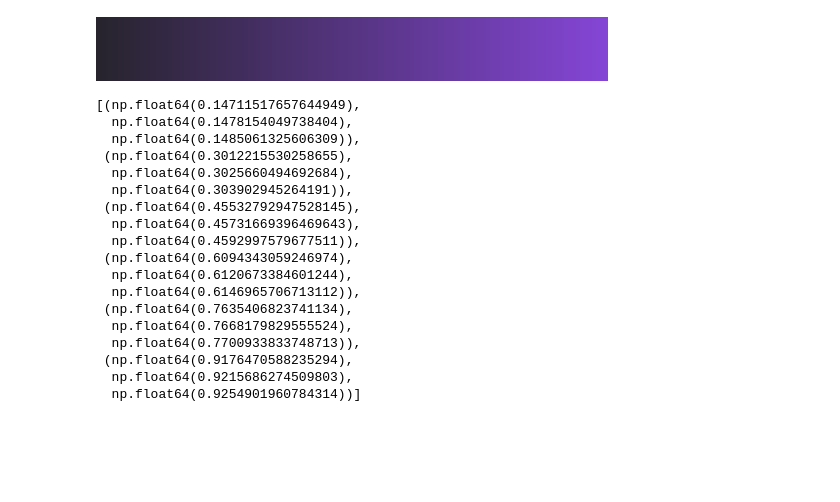
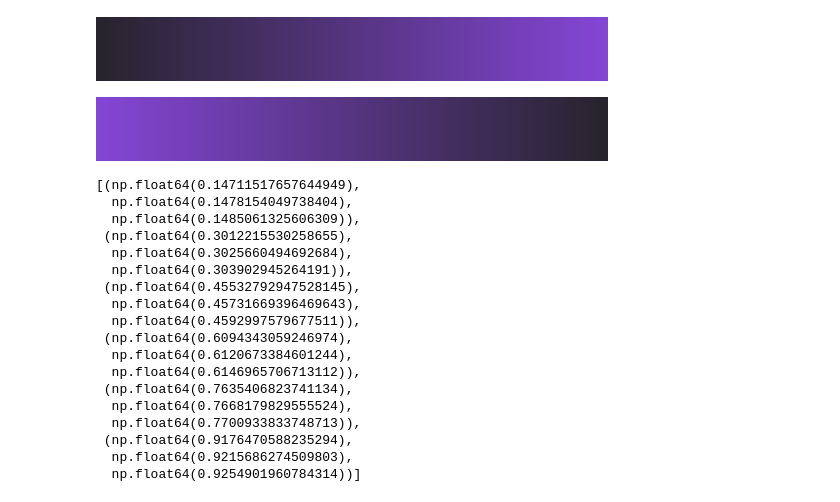
Before and after one commit to WildCodeWolf/Your-Data-Is-Mine, a Jupyter notebook: presentation/colors.ipynb, the cells around one changed output. Drawn from its saved outputs; the diff is of its cells as text; code cells hidden in the pictures; blank space fills up the shorter version.

```diff
--- a/presentation/colors.ipynb
+++ b/presentation/colors.ipynb
@@ -81,6 +85,10 @@ p.Colors.purples
 p.Colors.purples_c
 # %% [output]
 [figure]
+# %%
+p.Colors.purples_cr
+# %% [output]
+[figure, added]
 # %%
 p.Colors.greys
 # %% [output]
```
Also changed, not shown: parts of 3 cells of this notebook, 1 other file.
